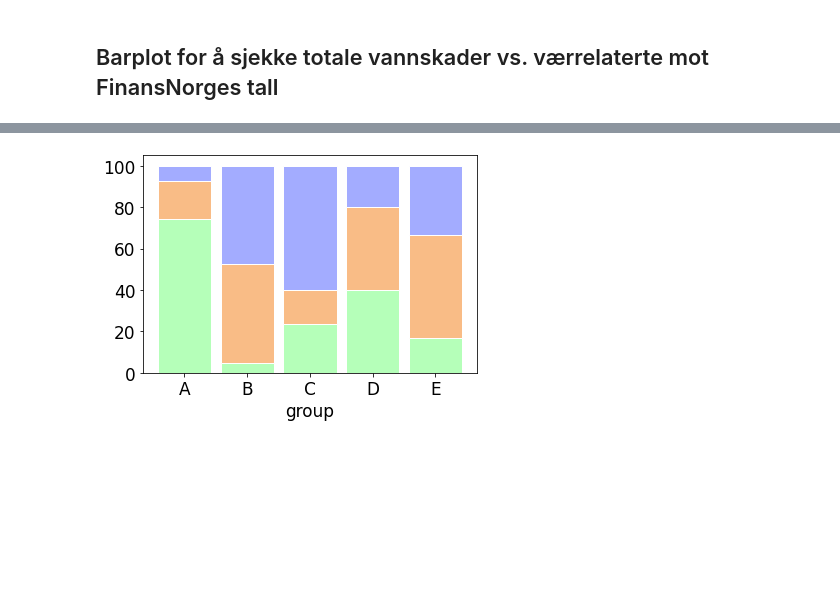
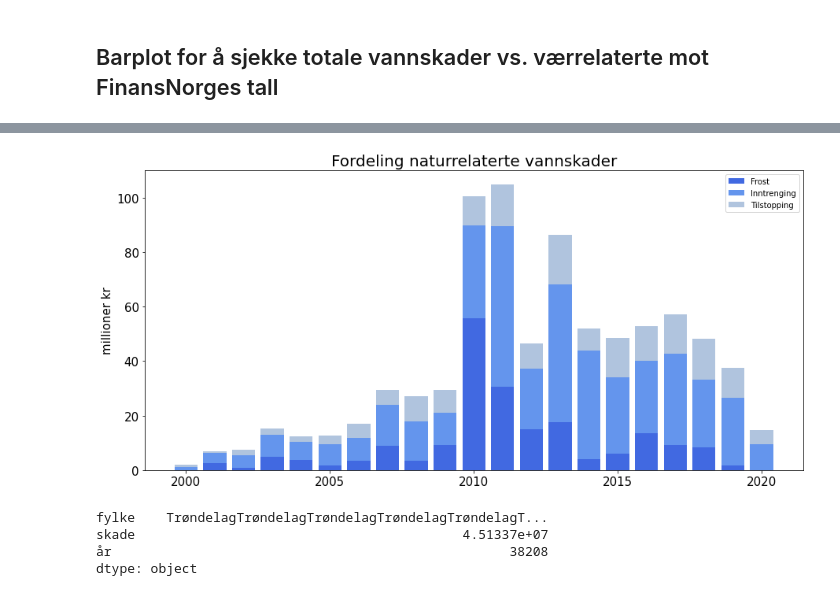
Before and after one commit to eirikngard/Eika, a Jupyter notebook: Vannskade.ipynb, the cells around one changed output, grey strips where cells are left out. Saved outputs shown, nothing was run; the diff lists cells and outputs as text; code cells hidden in the pictures; blank space fills up the shorter version.

```diff
--- a/Vannskade.ipynb
+++ b/Vannskade.ipynb
@@ -161,40 +164,13 @@ ax.legend() ;plt.show()
-# %%
-# Data
-#r = [0,1,2,3,4]
-#raw_data = {'greenBars': [20, 1.5, 7, 10, 5], 'orangeBars': [5, 15, 5, 10, 15],'blueBars': [2, 15, 18, 5, 10]}
-raw_data = {'frost':new_frost,'tilstopp':new_til,'inntrengning':new_inn,
-            'nat':new_nat,'ukjent':new_ukjent,'kjent':new_kjent,'lekkasje':new_lek}
-df = pd.DataFrame(raw_data)
-
-# From raw value to percentage
-totals = [a+b+c+d+e+f+g for a,b,c,d,e,f,g in zip(df['frost'], df['tilstopp'], df['inntrengning'], df['nat'], df['ukjent'], df['kjent'], df['lekkasje'])]
-greenBars = [a / b * 100 for a,b in zip(df['frost'], totals)]
-orangeBars = [a / b * 100 for a,b in zip(df['tilstopp'], totals)]
-blueBars = [a / b * 100 for a,b in zip(df['inntrengning'], totals)]
-redbBars = [a / b * 100 for a,b in zip(df['nat'], totals)]
-blackBars = [a / b * 100 for a,b in zip(df['ukjent'], totals)]
-orangeBars = [a / b * 100 for a,b in zip(df['kjent'], totals)]
-yellowBars = [a / b * 100 for a,b in zip(df['lekkasje'], totals)]
-
-# plot
-barWidth = 0.85
-names = ('A','B','C','D','E')
-# Create green Bars
-plt.bar(r, greenBars, color='#b5ffb9', edgecolor='white', width=barWidth)
-# Create orange Bars
-plt.bar(r, orangeBars, bottom=greenBars, color='#f9bc86', edgecolor='white', width=barWidth)
-# Create blue Bars
-plt.bar(r, blueBars, bottom=[i+j for i,j in zip(greenBars, orangeBars)], color='#a3acff', edgecolor='white', width=barWidth)
-plt.bar(r, redBars, bottom=[i+j for i,j in zip(greenBars, orangeBars)], color='#a3acff', edgecolor='white', width=barWidth)
-plt.bar(r, blackBars, bottom=[i+j for i,j in zip(greenBars, orangeBars)], color='#a3acff', edgecolor='white', width=barWidth)
-plt.bar(r, orangeBars, bottom=[i+j for i,j in zip(greenBars, orangeBars)], color='#a3acff', edgecolor='white', width=barWidth)
-plt.bar(r, yellowBars, bottom=[i+j for i,j in zip(greenBars, orangeBars)], color='#a3acff', edgecolor='white', width=barWidth)
-
-# Custom x axis
-plt.xticks(r, names)
-plt.xlabel("group")
-
-# Show graphic
-plt.show()
-# %% [output]
-[figure, removed]
+# %%
+fig, ax = plt.subplots(figsize=(15, 7))
+
+bar=ax.bar(år[:-9], new_frost,color='royalblue', label='Frost')
+bar=ax.bar(år[:-9], new_inn,bottom=new_frost,color='cornflowerblue', label='Inntrenging')
+bar=ax.bar(år[:-9], new_til, bottom= new_frost+new_inn,color='lightsteelblue', label='Tilstopping')
+
+ax.tick_params(axis='both',labelsize=15)
+ax.set_ylabel('millioner kr', size=15)
+ax.set_title('Fordeling naturrelaterte vannskader', size=20)
+ax.legend() ;plt.show()
+# %% [output]
+[figure, added]
@@ -200,0 +183,7 @@ plt.show()
+# %%
+frost.loc[frost['fylke']=='Trøndelag'].sum()
+# %% [output]
+fylke    TrøndelagTrøndelagTrøndelagTrøndelagTrøndelagT...
+skade                                          4.51337e+07
+år                                                   38208
+dtype: object
```
Also changed, not shown: parts of 8 cells of this notebook.
